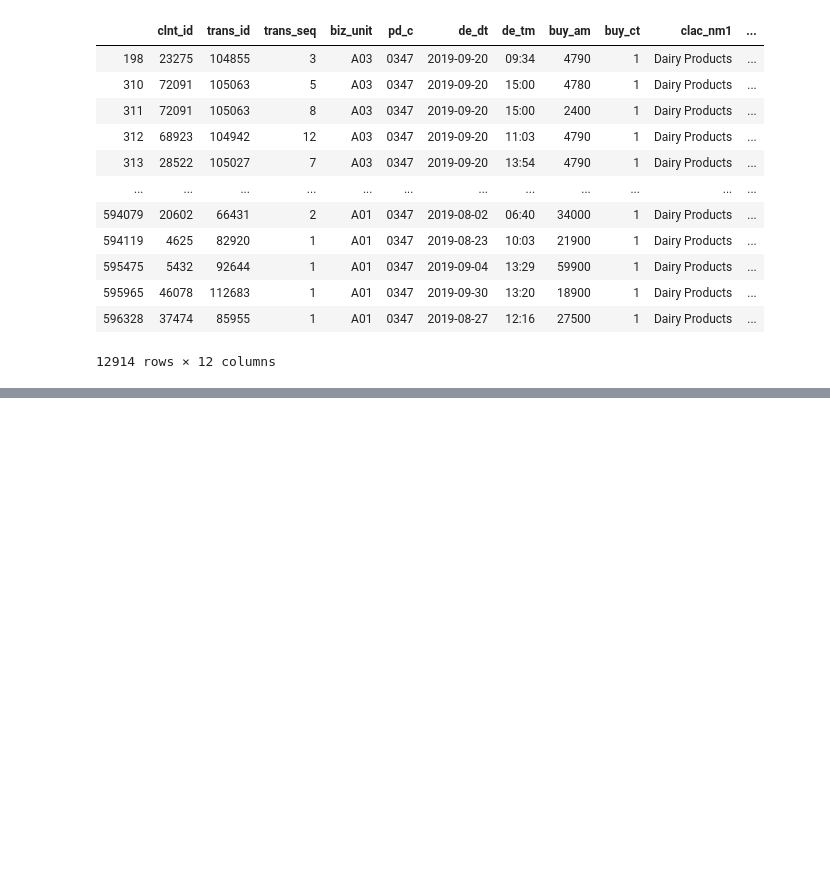
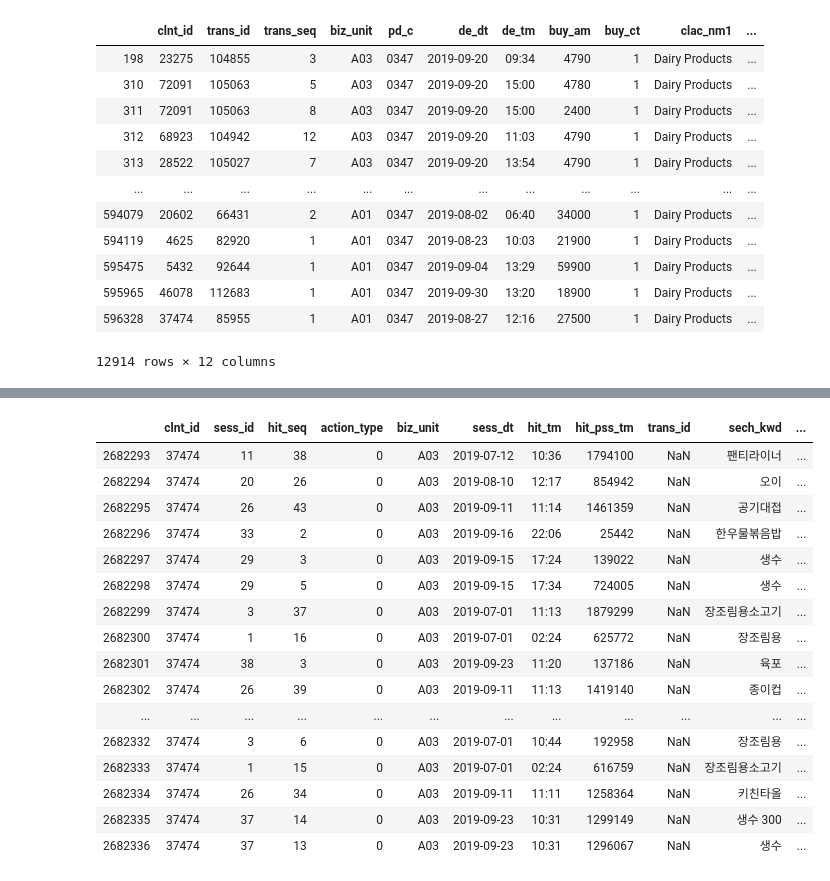
Before and after one commit to hojisu/recommendation-project, a Jupyter notebook: Ecommerce-Implicit-Data-Recommender-System.ipynb, the cells around one changed output, grey strips where cells are left out. Cells and saved outputs as stored; diff of their text form; code cells hidden in the pictures; blank space fills up the shorter version.

```diff
--- a/Ecommerce-Implicit-Data-Recommender-System.ipynb
+++ b/Ecommerce-Implicit-Data-Recommender-System.ipynb
@@ -193,3 +206,23 @@ df_transaction.loc[df_transaction['clnt_id'] == 37474]
 | 372046 | 37474 | 22593 | 2 | B02 | 0530 | 2019-09-16 | 17:42 | 800 | 1 | Frozen Foods | ... |
 | 378360 | 37474 | 22593 | 1 | B02 | 1189 | 2019-09-16 | 17:42 | 700 | 1 | Snack Foods | ... |
 | 596328 | 37474 | 85955 | 1 | A01 | 0347 | 2019-08-27 | 12:16 | 27500 | 1 | Dairy Products | ... |
+# %%
+df_action.loc[df_action['clnt_id'] == 37474]
+# %% [output]
+|  | clnt_id | sess_id | hit_seq | action_type | biz_unit | sess_dt | hit_tm | hit_pss_tm | trans_id | sech_kwd | ... |
+| 2682293 | 37474 | 11 | 38 | 0 | A03 | 2019-07-12 | 10:36 | 1794100 | NaN | 팬티라이너 | ... |
+| 2682294 | 37474 | 20 | 26 | 0 | A03 | 2019-08-10 | 12:17 | 854942 | NaN | 오이 | ... |
+| 2682295 | 37474 | 26 | 43 | 0 | A03 | 2019-09-11 | 11:14 | 1461359 | NaN | 공기대접 | ... |
+| 2682296 | 37474 | 33 | 2 | 0 | A03 | 2019-09-16 | 22:06 | 25442 | NaN | 한우물볶음밥 | ... |
+| 2682297 | 37474 | 29 | 3 | 0 | A03 | 2019-09-15 | 17:24 | 139022 | NaN | 생수 | ... |
+| 2682298 | 37474 | 29 | 5 | 0 | A03 | 2019-09-15 | 17:34 | 724005 | NaN | 생수 | ... |
+| 2682299 | 37474 | 3 | 37 | 0 | A03 | 2019-07-01 | 11:13 | 1879299 | NaN | 장조림용소고기 | ... |
+| 2682300 | 37474 | 1 | 16 | 0 | A03 | 2019-07-01 | 02:24 | 625772 | NaN | 장조림용 | ... |
+| 2682301 | 37474 | 38 | 3 | 0 | A03 | 2019-09-23 | 11:20 | 137186 | NaN | 육포 | ... |
+| 2682302 | 37474 | 26 | 39 | 0 | A03 | 2019-09-11 | 11:13 | 1419140 | NaN | 종이컵 | ... |
+| ... | ... | ... | ... | ... | ... | ... | ... | ... | ... | ... | ... |
+| 2682332 | 37474 | 3 | 6 | 0 | A03 | 2019-07-01 | 10:44 | 192958 | NaN | 장조림용 | ... |
+| 2682333 | 37474 | 1 | 15 | 0 | A03 | 2019-07-01 | 02:24 | 616759 | NaN | 장조림용소고기 | ... |
+| 2682334 | 37474 | 26 | 34 | 0 | A03 | 2019-09-11 | 11:11 | 1258364 | NaN | 키친타올 | ... |
+| 2682335 | 37474 | 37 | 14 | 0 | A03 | 2019-09-23 | 10:31 | 1299149 | NaN | 생수 300 | ... |
+| 2682336 | 37474 | 37 | 13 | 0 | A03 | 2019-09-23 | 10:31 | 1296067 | NaN | 생수 | ... |
```
Also changed, not shown: parts of 6 cells of this notebook, 3 other files.
